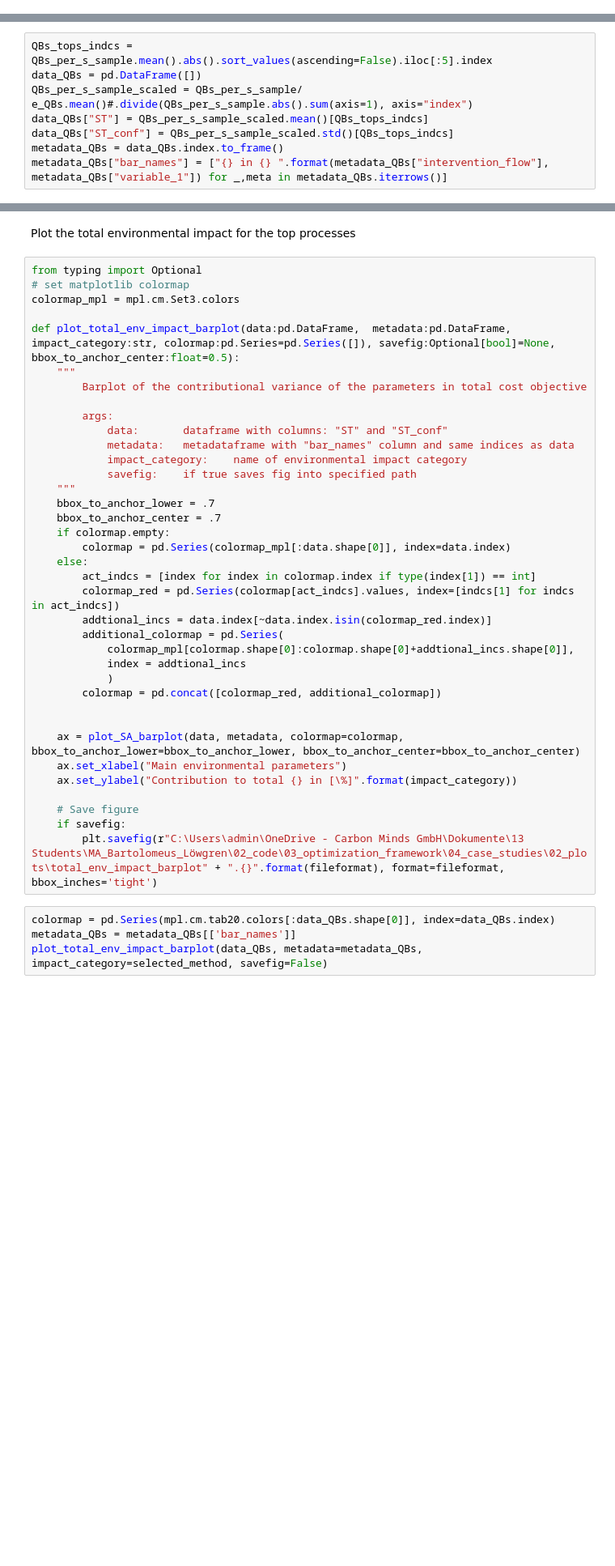
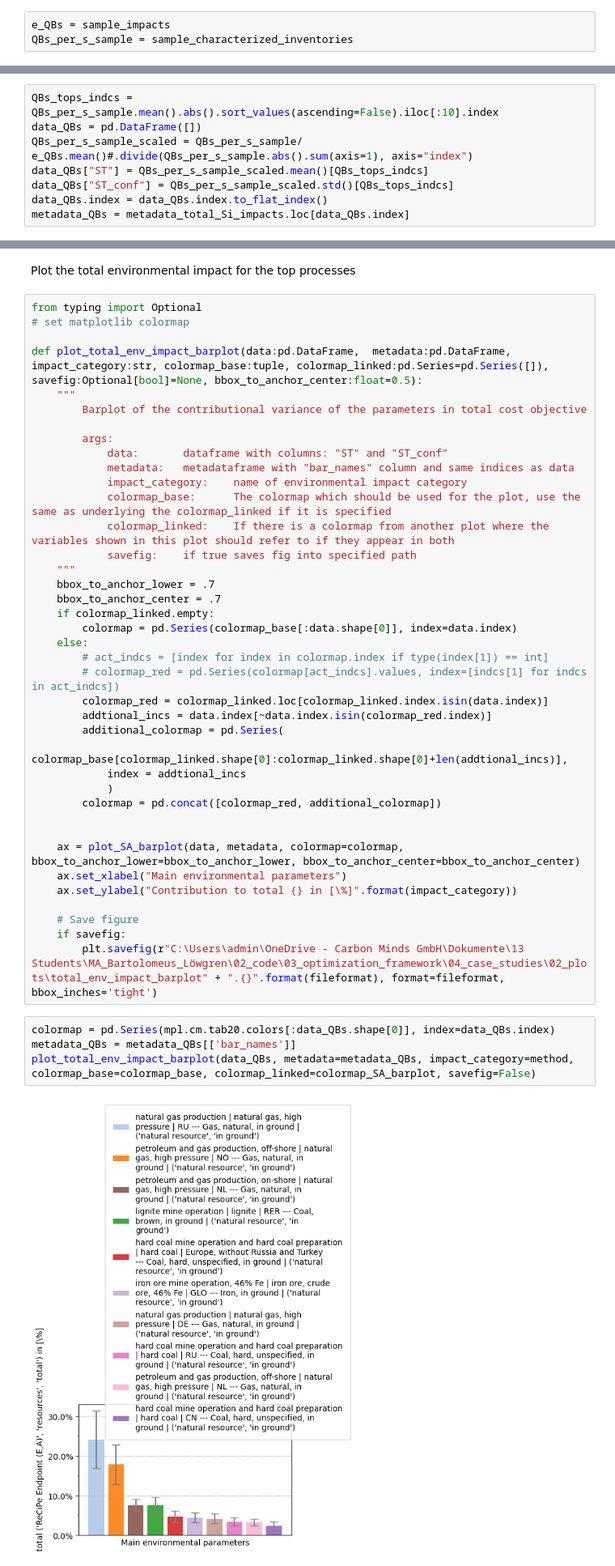
Before and after one commit to flechtenberg/pulpo, a Jupyter notebook: develop_tests/sensitivity_analysis.ipynb, the cells around one changed output, grey strips where cells are left out. Shown at 81% size. Saved outputs shown, nothing was run; the diff lists cells and outputs as text; blank space fills up the shorter version.

```diff
--- a/develop_tests/sensitivity_analysis.ipynb
+++ b/develop_tests/sensitivity_analysis.ipynb
@@ -560,10 +772,13 @@ QBs_per_s_sample = QBs[selected_method]
+# %%
+e_QBs = sample_impacts
+QBs_per_s_sample = sample_characterized_inventories
 # %% [markdown]
 Generate the data
 # %%
-QBs_tops_indcs = QBs_per_s_sample.mean().abs().sort_values(ascending=False).iloc[:5].index
+QBs_tops_indcs = QBs_per_s_sample.mean().abs().sort_values(ascending=False).iloc[:10].index
 data_QBs = pd.DataFrame([])
 QBs_per_s_sample_scaled = QBs_per_s_sample/ e_QBs.mean()#.divide(QBs_per_s_sample.abs().sum(axis=1), axis="index")
 data_QBs["ST"] = QBs_per_s_sample_scaled.mean()[QBs_tops_indcs]
 data_QBs["ST_conf"] = QBs_per_s_sample_scaled.std()[QBs_tops_indcs]
-metadata_QBs = data_QBs.index.to_frame()
-metadata_QBs["bar_names"] = ["{} in {} ".format(metadata_QBs["intervention_flow"], metadata_QBs["variable_1"]) for _,meta in metadata_QBs.iterrows()]
+data_QBs.index = data_QBs.index.to_flat_index()
+metadata_QBs = metadata_total_Si_impacts.loc[data_QBs.index]
@@ -572,9 +789,8 @@ Plot the total environmental impact for the top processes
 # %%
 from typing import Optional
 # set matplotlib colormap
-colormap_mpl = mpl.cm.Set3.colors
 
-def plot_total_env_impact_barplot(data:pd.DataFrame,  metadata:pd.DataFrame, impact_category:str, colormap:pd.Series=pd.Series([]), savefig:Optional[bool]=None, bbox_to_anchor_center:float=0.5):
+def plot_total_env_impact_barplot(data:pd.DataFrame,  metadata:pd.DataFrame, impact_category:str, colormap_base:tuple, colormap_linked:pd.Series=pd.Series([]), savefig:Optional[bool]=None, bbox_to_anchor_center:float=0.5):
     """
         Barplot of the contributional variance of the parameters in total cost objective
 
@@ -582,18 +798,21 @@ def plot_total_env_impact_barplot(data:pd.DataFrame,  metadata:pd.DataFrame, imp
             data:       dataframe with columns: "ST" and "ST_conf"
             metadata:   metadataframe with "bar_names" column and same indices as data
             impact_category:    name of environmental impact category
+            colormap_base:      The colormap which should be used for the plot, use the same as underlying the colormap_linked if it is specified
+            colormap_linked:    If there is a colormap from another plot where the variables shown in this plot should refer to if they appear in both
             savefig:    if true saves fig into specified path
     """
     bbox_to_anchor_lower = .7
     bbox_to_anchor_center = .7
-    if colormap.empty:
-        colormap = pd.Series(colormap_mpl[:data.shape[0]], index=data.index)
+    if colormap_linked.empty:
+        colormap = pd.Series(colormap_base[:data.shape[0]], index=data.index)
     else:
-        act_indcs = [index for index in colormap.index if type(index[1]) == int]
-        colormap_red = pd.Series(colormap[act_indcs].values, index=[indcs[1] for indcs in act_indcs])
+        # act_indcs = [index for index in colormap.index if type(index[1]) == int]
+        # colormap_red = pd.Series(colormap[act_indcs].values, index=[indcs[1] for indcs in act_indcs])
+        colormap_red = colormap_linked.loc[colormap_linked.index.isin(data.index)]
         addtional_incs = data.index[~data.index.isin(colormap_red.index)]
         additional_colormap = pd.Series(
-            colormap_mpl[colormap.shape[0]:colormap.shape[0]+addtional_incs.shape[0]],
+            colormap_base[colormap_linked.shape[0]:colormap_linked.shape[0]+len(addtional_incs)],
             index = addtional_incs
             )
         colormap = pd.concat([colormap_red, additional_colormap])
@@ -609,4 +828,6 @@ def plot_total_env_impact_barplot(data:pd.DataFrame,  metadata:pd.DataFrame, imp
 # %%
 colormap = pd.Series(mpl.cm.tab20.colors[:data_QBs.shape[0]], index=data_QBs.index)
 metadata_QBs = metadata_QBs[['bar_names']]
-plot_total_env_impact_barplot(data_QBs, metadata=metadata_QBs, impact_category=selected_method, savefig=False)
+plot_total_env_impact_barplot(data_QBs, metadata=metadata_QBs, impact_category=method, colormap_base=colormap_base, colormap_linked=colormap_SA_barplot, savefig=False)
+# %% [output]
+[figure, added]
```
Also changed, not shown: parts of 145 cells of this notebook, 1 other file.
